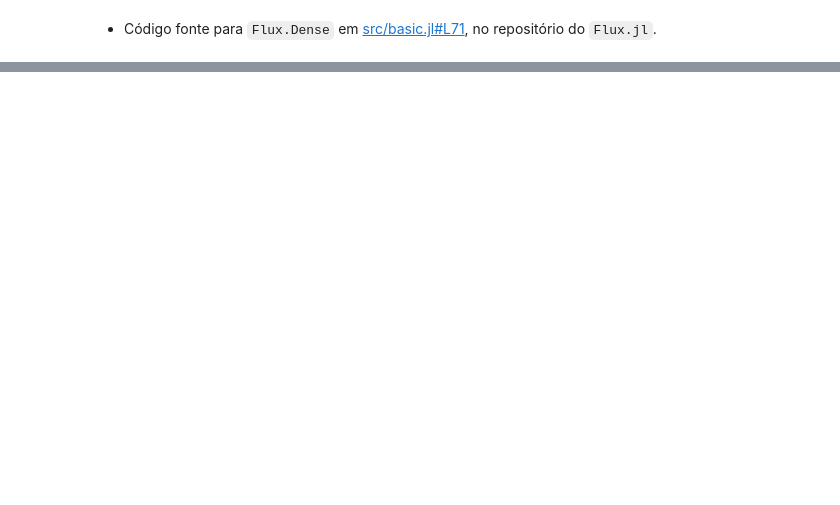
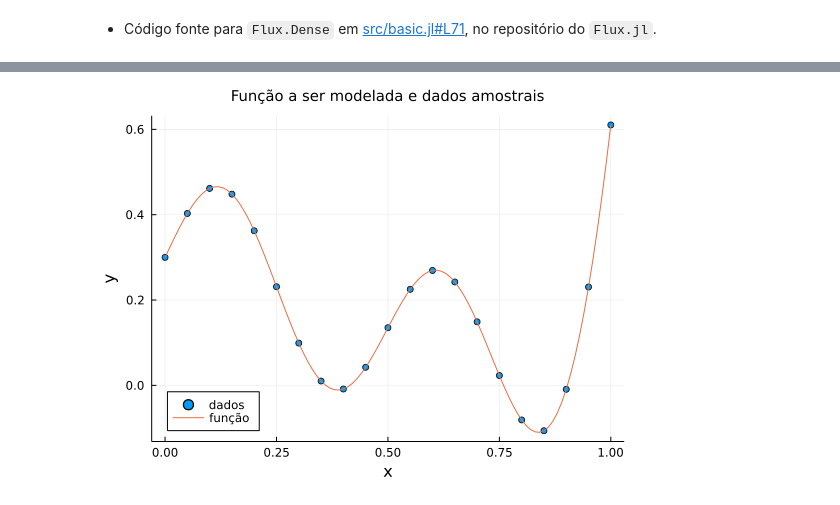
Before and after one commit to rmsrosa/modelagem_matematica, a Jupyter notebook: src/jupyter/c04/0406-Redes_neurais.ipynb, the cells around one changed output, grey strips where cells are left out. Drawn from its saved outputs; the diff is of its cells as text; code cells hidden in the pictures; blank space fills up the shorter version.

```diff
--- a/src/jupyter/c04/0406-Redes_neurais.ipynb
+++ b/src/jupyter/c04/0406-Redes_neurais.ipynb
@@ -311,0 +343,13 @@ end
+# %%
+f(x) = 0.2*sin(4*π*x) + 0.3*exp(-x) + 4.0*x^6 - 3.5*x^5
+data_x = collect(0:0.05:1)
+data_y = f.(data_x)
+nothing
+# %%
+plot(data_x, data_y,
+    seriestype=:scatter, size=(540,400), label="dados", legend=:bottomleft,
+    xaxis = "x", yaxis = "y",
+    title="Função a ser modelada e dados amostrais", titlefont=10)
+plot!(0:0.01:1, f, size=(540,400), label="função")
+# %% [output]
+[figure, added]
```
Also changed, not shown: parts of 31 cells of this notebook.
